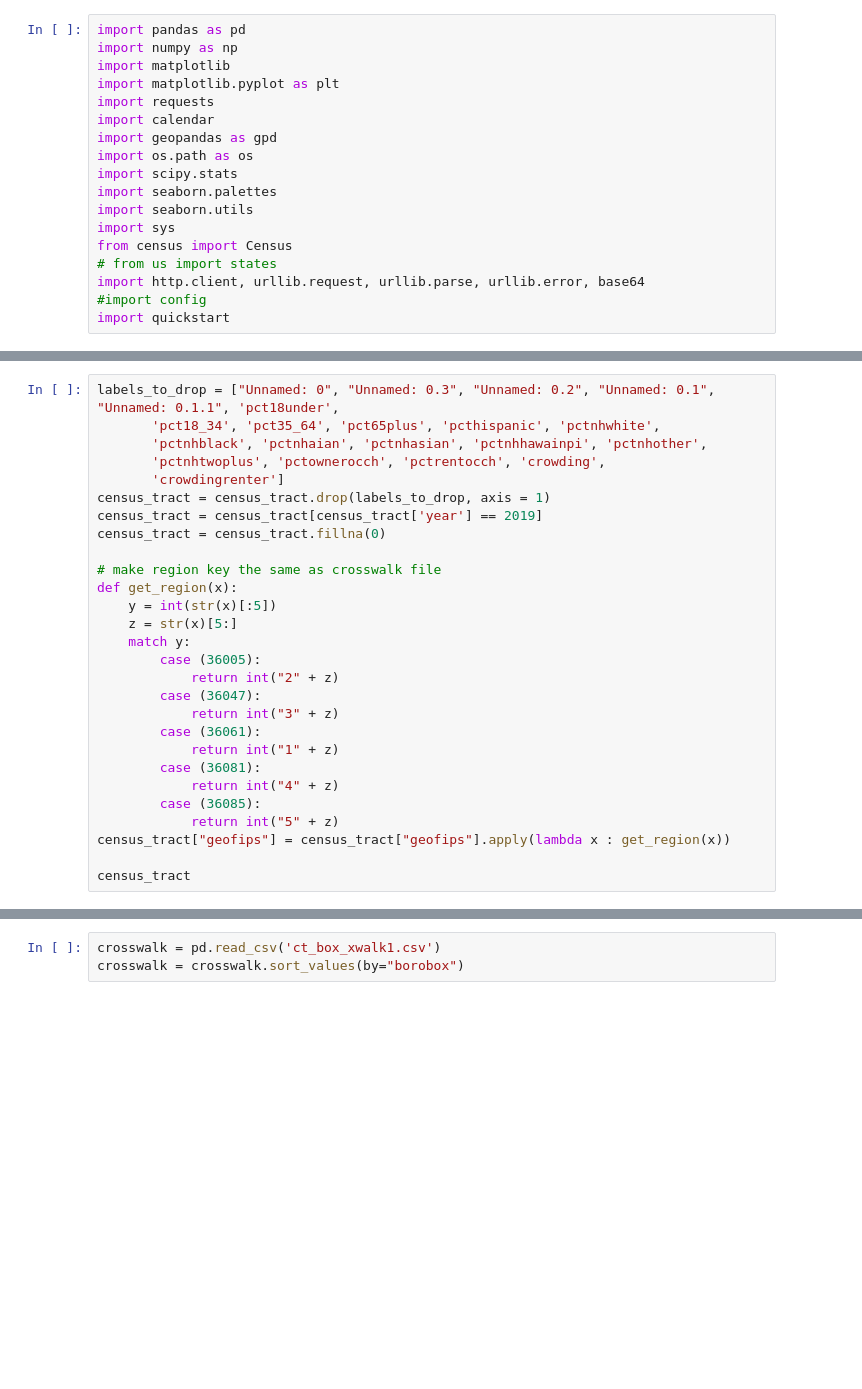
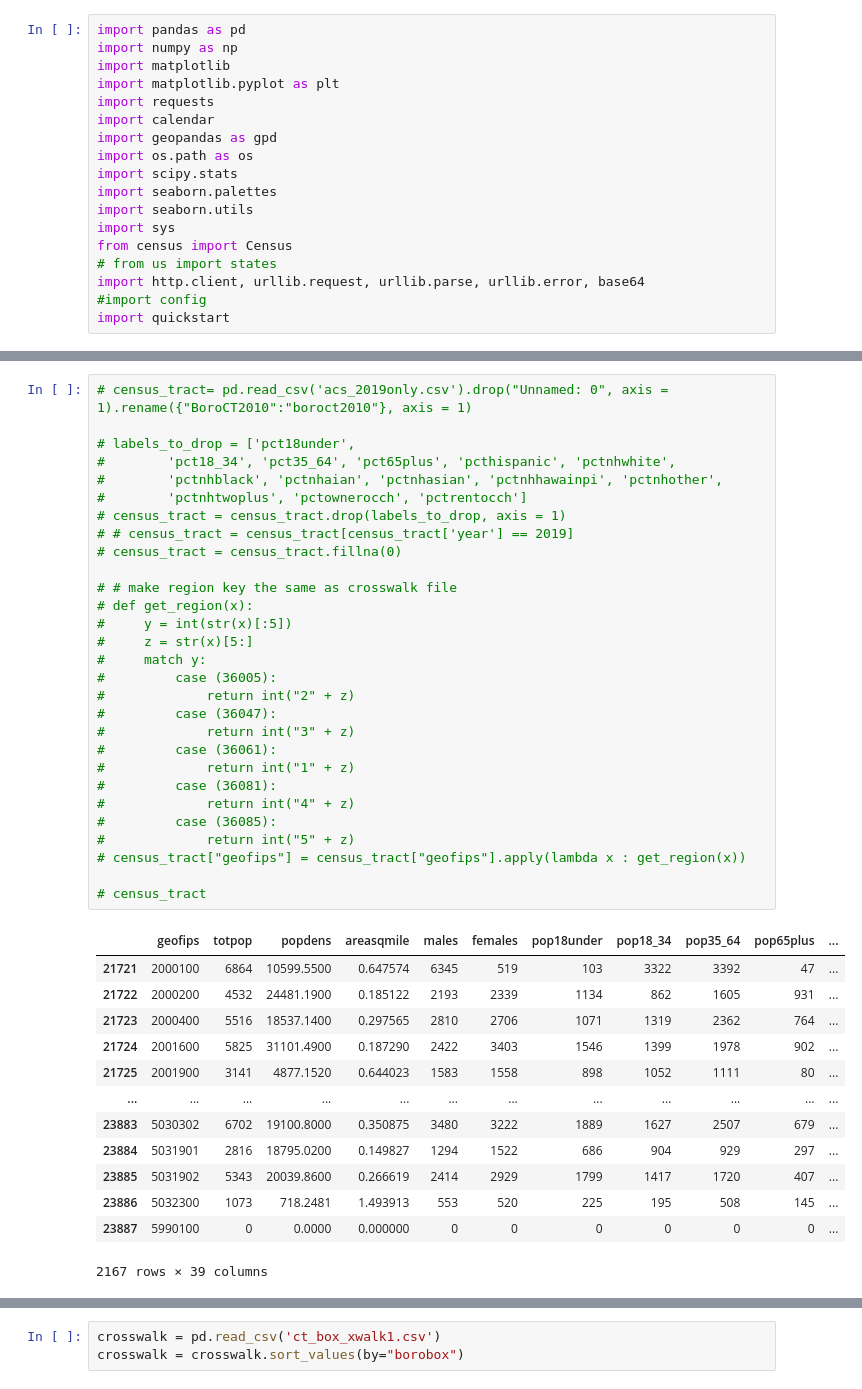
Before and after one commit to KaiElwood/machine-learning-final, a Jupyter notebook: code/merge_boxes_boroughs.ipynb, the cells around one changed output, grey strips where cells are left out. Drawn from its saved outputs; the diff is of its cells as text; blank space fills up the shorter version.

```diff
--- a/code/merge_boxes_boroughs.ipynb
+++ b/code/merge_boxes_boroughs.ipynb
@@ -25,28 +41,43 @@ READ CENSUS DATA
 # %%
-labels_to_drop = ["Unnamed: 0", "Unnamed: 0.3", "Unnamed: 0.2", "Unnamed: 0.1", "Unnamed: 0.1.1", 'pct18under',
-       'pct18_34', 'pct35_64', 'pct65plus', 'pcthispanic', 'pctnhwhite',
-       'pctnhblack', 'pctnhaian', 'pctnhasian', 'pctnhhawainpi', 'pctnhother',
-       'pctnhtwoplus', 'pctownerocch', 'pctrentocch', 'crowding',
-       'crowdingrenter']
-census_tract = census_tract.drop(labels_to_drop, axis = 1)
-census_tract = census_tract[census_tract['year'] == 2019]
-census_tract = census_tract.fillna(0)
+# census_tract= pd.read_csv('acs_2019only.csv').drop("Unnamed: 0", axis = 1).rename({"BoroCT2010":"boroct2010"}, axis = 1)
 
-# make region key the same as crosswalk file
-def get_region(x):
-    y = int(str(x)[:5])
-    z = str(x)[5:]
-    match y:
-        case (36005):
-            return int("2" + z)
-        case (36047):
-            return int("3" + z)
-        case (36061):
-            return int("1" + z)
-        case (36081):
-            return int("4" + z)
-        case (36085):
-            return int("5" + z)
-census_tract["geofips"] = census_tract["geofips"].apply(lambda x : get_region(x))
+# labels_to_drop = ['pct18under',
+#        'pct18_34', 'pct35_64', 'pct65plus', 'pcthispanic', 'pctnhwhite',
+#        'pctnhblack', 'pctnhaian', 'pctnhasian', 'pctnhhawainpi', 'pctnhother',
+#        'pctnhtwoplus', 'pctownerocch', 'pctrentocch']
+# census_tract = census_tract.drop(labels_to_drop, axis = 1)
+# # census_tract = census_tract[census_tract['year'] == 2019]
+# census_tract = census_tract.fillna(0)
 
-census_tract
+# # make region key the same as crosswalk file
+# def get_region(x):
+#     y = int(str(x)[:5])
+#     z = str(x)[5:]
+#     match y:
+#         case (36005):
+#             return int("2" + z)
+#         case (36047):
+#             return int("3" + z)
+#         case (36061):
+#             return int("1" + z)
+#         case (36081):
+#             return int("4" + z)
+#         case (36085):
+#             return int("5" + z)
+# census_tract["geofips"] = census_tract["geofips"].apply(lambda x : get_region(x))
+
+# census_tract
+# %% [output]
+|  | geofips | totpop | popdens | areasqmile | males | females | pop18under | pop18_34 | pop35_64 | pop65plus | ... |
+| 21721 | 2000100 | 6864 | 10599.5500 | 0.647574 | 6345 | 519 | 103 | 3322 | 3392 | 47 | ... |
+| 21722 | 2000200 | 4532 | 24481.1900 | 0.185122 | 2193 | 2339 | 1134 | 862 | 1605 | 931 | ... |
+| 21723 | 2000400 | 5516 | 18537.1400 | 0.297565 | 2810 | 2706 | 1071 | 1319 | 2362 | 764 | ... |
+| 21724 | 2001600 | 5825 | 31101.4900 | 0.187290 | 2422 | 3403 | 1546 | 1399 | 1978 | 902 | ... |
+| 21725 | 2001900 | 3141 | 4877.1520 | 0.644023 | 1583 | 1558 | 898 | 1052 | 1111 | 80 | ... |
+| ... | ... | ... | ... | ... | ... | ... | ... | ... | ... | ... | ... |
+| 23883 | 5030302 | 6702 | 19100.8000 | 0.350875 | 3480 | 3222 | 1889 | 1627 | 2507 | 679 | ... |
+| 23884 | 5031901 | 2816 | 18795.0200 | 0.149827 | 1294 | 1522 | 686 | 904 | 929 | 297 | ... |
+| 23885 | 5031902 | 5343 | 20039.8600 | 0.266619 | 2414 | 2929 | 1799 | 1417 | 1720 | 407 | ... |
+| 23886 | 5032300 | 1073 | 718.2481 | 1.493913 | 553 | 520 | 225 | 195 | 508 | 145 | ... |
+| 23887 | 5990100 | 0 | 0.0000 | 0.000000 | 0 | 0 | 0 | 0 | 0 | 0 | ... |
+2167 rows × 39 columns
```
Also changed, not shown: parts of 10 cells of this notebook.
